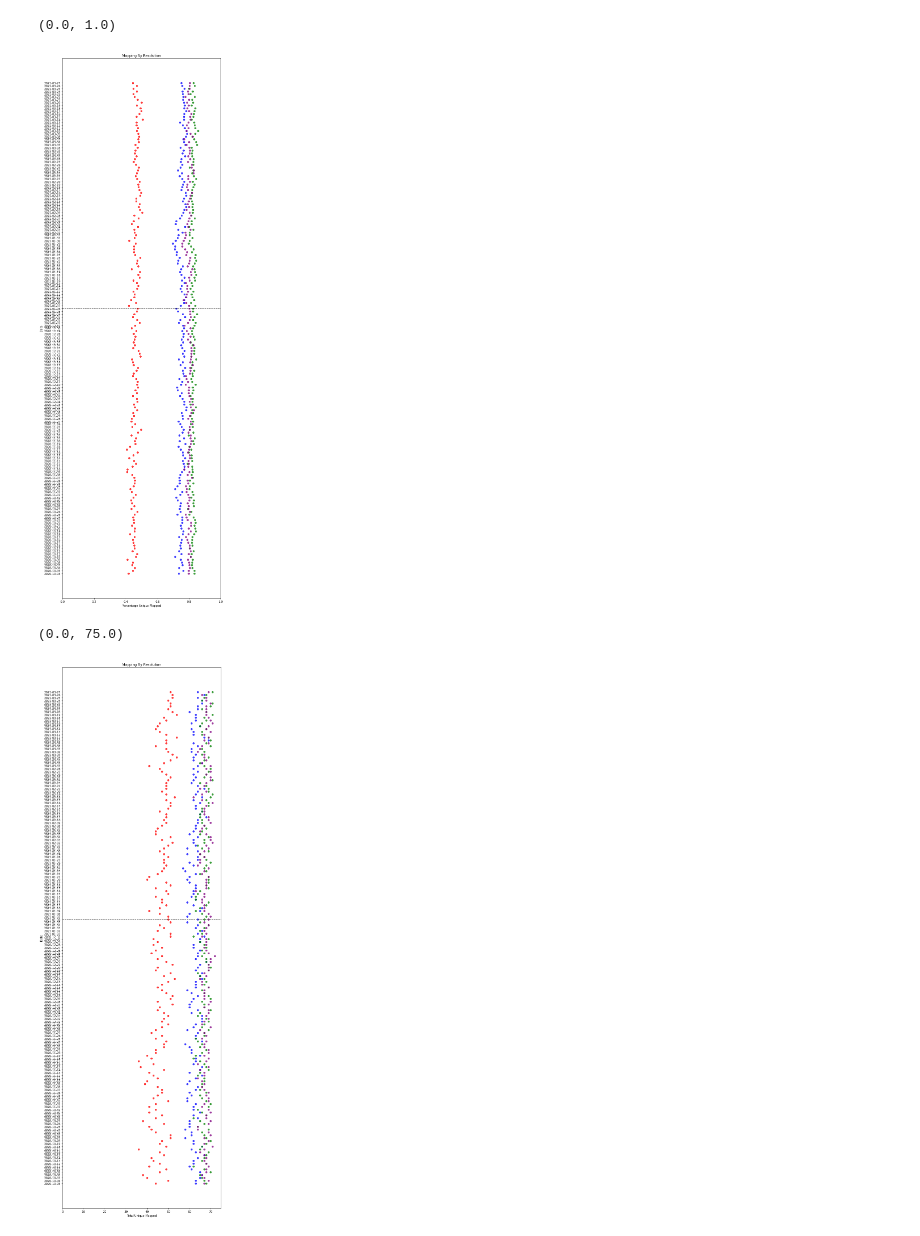
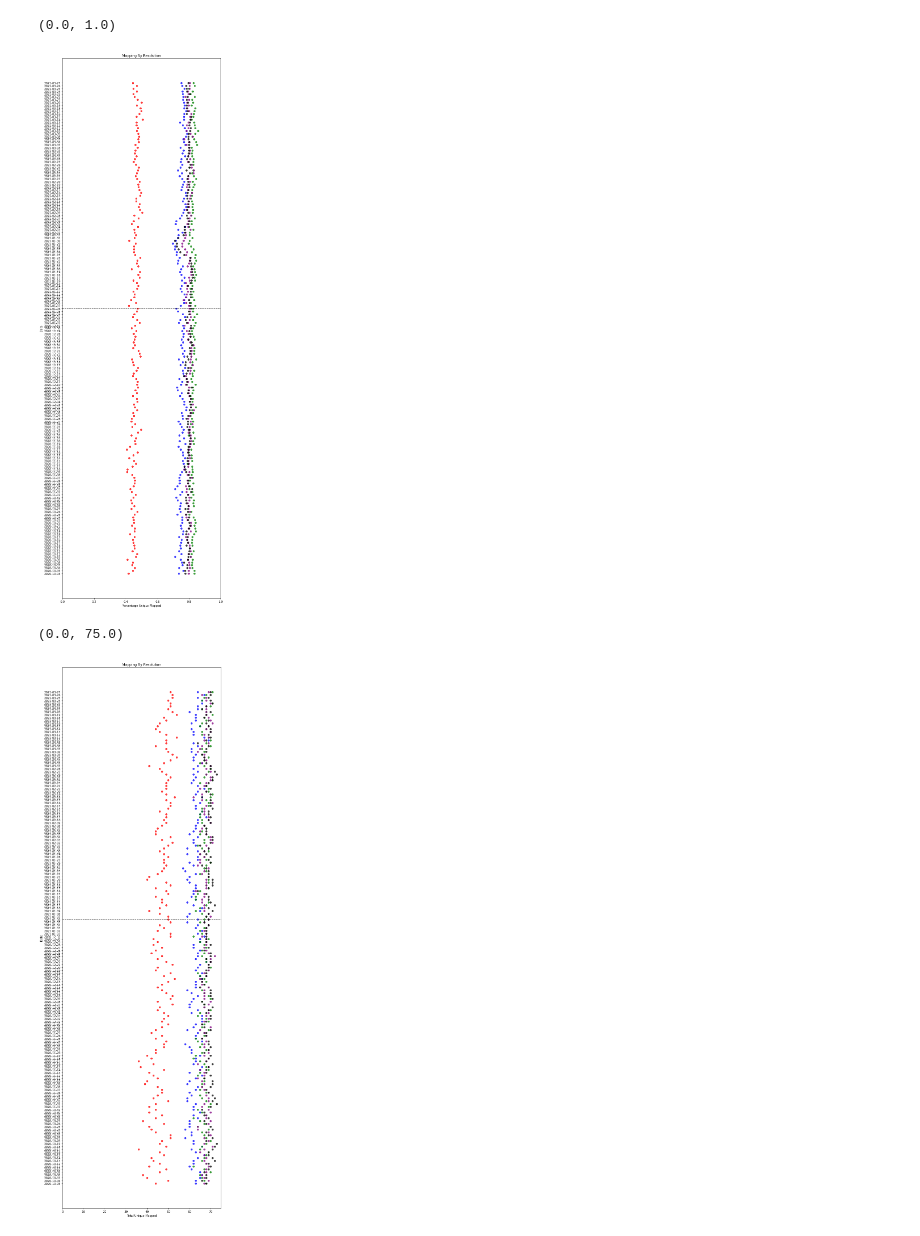
Before and after one commit to casonk/pushshift_python, a Jupyter notebook: Great_Lakes_HPC/ipynbs/compare_resolution.ipynb, the cells around one changed output. Drawn from its saved outputs; the diff is of its cells as text; code cells hidden in the pictures.

```diff
--- a/Great_Lakes_HPC/ipynbs/compare_resolution.ipynb
+++ b/Great_Lakes_HPC/ipynbs/compare_resolution.ipynb
@@ -41,23 +41,25 @@ r_05 = avg_match(0.5)
 r_1 = avg_match(1)
 r_2 = avg_match(2)
 r_5 = avg_match(5)
+r_10 = avg_match(10)
 # %%
 import matplotlib.pyplot as plt
 # %%
 fig = plt.figure(figsize=(10, 35))
 plt.scatter(x=r_05 / 75, y=r_05.index.to_list(), alpha=0.75, c='r')
-plt.scatter(x=r_1 / 75, y=r_05.index.to_list(), alpha=0.75, c='b')
-plt.scatter(x=r_2 / 75, y=r_05.index.to_list(), alpha=0.75, c='g')
-plt.scatter(x=r_5 / 75, y=r_05.index.to_list(), alpha=0.75, c='purple')
+plt.scatter(x=r_1 / 75, y=r_1.index.to_list(), alpha=0.75, c='b')
+plt.scatter(x=r_2 / 75, y=r_2.index.to_list(), alpha=0.75, c='g')
+plt.scatter(x=r_5 / 75, y=r_5.index.to_list(), alpha=0.75, c='purple')
+plt.scatter(x=r_10 / 75, y=r_10.index.to_list(), alpha=0.75, c='black')
 plt.plot([0,1], ['2021-01-06','2021-01-06'], alpha=0.75, c='black', ls='--')
 
 plt.title('Mapping By Resolution')
 plt.xlabel('Percentage Unique Mapped')
 plt.ylabel('Date')
 plt.xlim(0,1)
 # %% [output]
 (0.0, 1.0)
-[figure, old version]
+[figure, new version]
 # %%
 def tru_match(r):
     with open((id_l + ('/UTIL/OLAP_{}_{}_{}.pkl').format(j, k, r)), 'rb') as olh:
@@ -79,9 +82,10 @@ rt_5 = tru_match(5)
 # %%
 fig = plt.figure(figsize=(10, 35))
 plt.scatter(x=rt_05[1] , y=rt_05[0], alpha=0.75, c='r')
-plt.scatter(x=rt_1[1]  ,  y=rt_05[0], alpha=0.75, c='b')
-plt.scatter(x=rt_2[1]  ,  y=rt_05[0], alpha=0.75, c='g')
-plt.scatter(x=rt_5[1]  ,  y=rt_05[0], alpha=0.75, c='purple')
+plt.scatter(x=rt_1[1]  ,  y=rt_1[0], alpha=0.75, c='b')
+plt.scatter(x=rt_2[1]  ,  y=rt_2[0], alpha=0.75, c='g')
+plt.scatter(x=rt_5[1]  ,  y=rt_5[0], alpha=0.75, c='purple')
+plt.scatter(x=rt_10[1]  ,  y=rt_10[0], alpha=0.75, c='black')
 plt.plot([0,75], ['2021-01-06','2021-01-06'], alpha=0.75, c='black', ls='--')
 
 plt.title('Mapping By Resolution')
@@ -90,7 +94,7 @@ plt.ylabel('Date')
 plt.xlim(0,75)
 # %% [output]
 (0.0, 75.0)
-[figure, old version]
+[figure, new version]
 # %%
 def best_match(r):
     with open((id_l + ('/UTIL/OLAP_{}_{}_{}.pkl').format(j, k, r)), 'rb') as olh:
```
Also changed, not shown: parts of 3 cells of this notebook, 3 other files.
